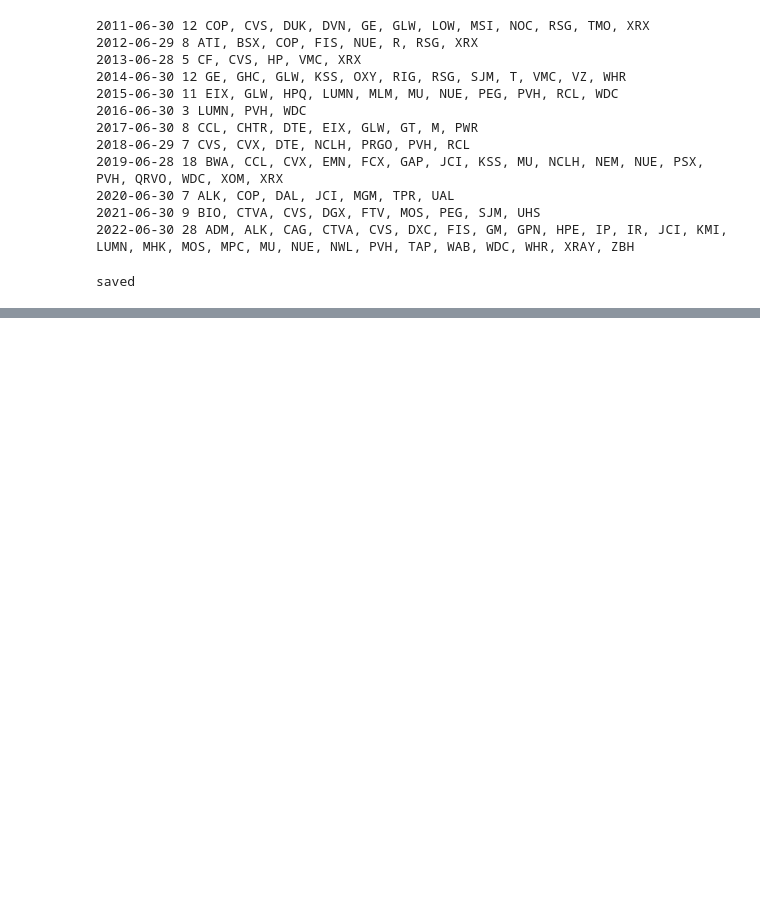
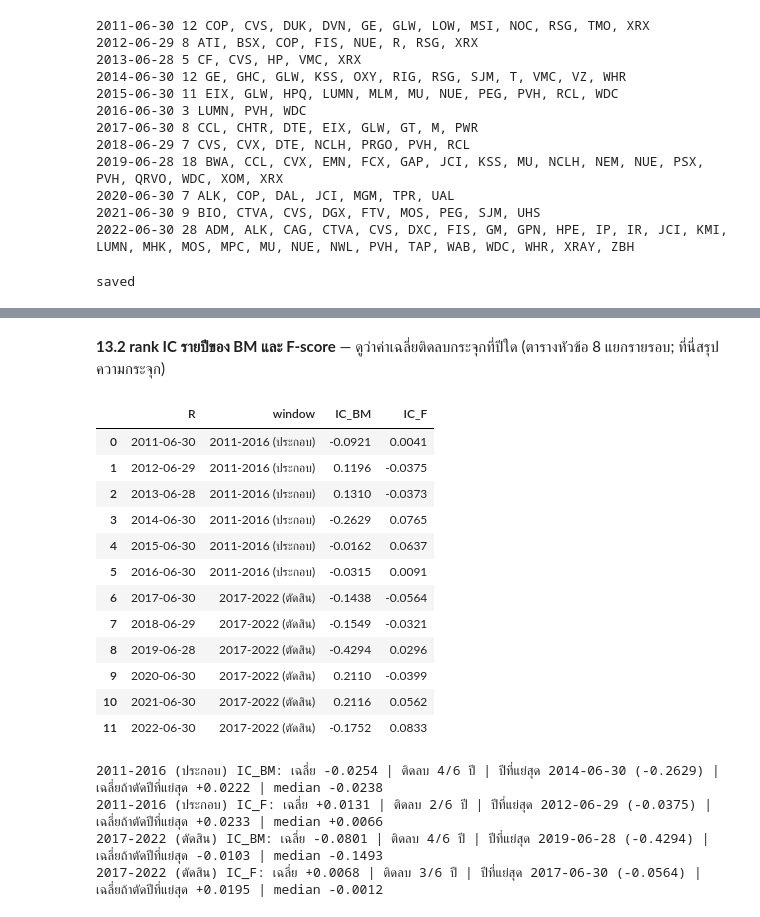
Before and after one commit to shitahito6677/SNP, a Jupyter notebook: model_A/notebooks/v1_baseline_piotroski.ipynb, the cells around one changed output, grey strips where cells are left out. Cells and saved outputs as stored; diff of their text form; code cells hidden in the pictures; blank space fills up the shorter version.

```diff
--- a/model_A/notebooks/v1_baseline_piotroski.ipynb
+++ b/model_A/notebooks/v1_baseline_piotroski.ipynb
@@ -443,3 +486,31 @@ saved
+# %% [markdown]
+**13.2 rank IC รายปีของ BM และ F-score** — ดูว่าค่าเฉลี่ยติดลบกระจุกที่ปีใด (ตารางหัวข้อ 8 แยกรายรอบ; ที่นี่สรุปความกระจุก)
+# %%
+y = ic[["R", "window", "IC_BM", "IC_F"]].copy(); display(y)
+for w_, g in y.groupby("window"):
+    for col in ["IC_BM", "IC_F"]:
+        worst = g.loc[g[col].idxmin()]
+        print(f"{w_} {col}: เฉลี่ย {g[col].mean():+.4f} | ติดลบ {int((g[col] < 0).sum())}/{len(g)} ปี | "
+              f"ปีที่แย่สุด {worst.R} ({worst[col]:+.4f}) | เฉลี่ยถ้าตัดปีที่แย่สุด {g.drop(worst.name)[col].mean():+.4f} | "
+              f"median {g[col].median():+.4f}")
+# %% [output]
+|  | R | window | IC_BM | IC_F |
+| 0 | 2011-06-30 | 2011-2016 (ประกอบ) | -0.0921 | 0.0041 |
+| 1 | 2012-06-29 | 2011-2016 (ประกอบ) | 0.1196 | -0.0375 |
+| 2 | 2013-06-28 | 2011-2016 (ประกอบ) | 0.1310 | -0.0373 |
+| 3 | 2014-06-30 | 2011-2016 (ประกอบ) | -0.2629 | 0.0765 |
+| 4 | 2015-06-30 | 2011-2016 (ประกอบ) | -0.0162 | 0.0637 |
+| 5 | 2016-06-30 | 2011-2016 (ประกอบ) | -0.0315 | 0.0091 |
+| 6 | 2017-06-30 | 2017-2022 (ตัดสิน) | -0.1438 | -0.0564 |
+| 7 | 2018-06-29 | 2017-2022 (ตัดสิน) | -0.1549 | -0.0321 |
+| 8 | 2019-06-28 | 2017-2022 (ตัดสิน) | -0.4294 | 0.0296 |
+| 9 | 2020-06-30 | 2017-2022 (ตัดสิน) | 0.2110 | -0.0399 |
+| 10 | 2021-06-30 | 2017-2022 (ตัดสิน) | 0.2116 | 0.0562 |
+| 11 | 2022-06-30 | 2017-2022 (ตัดสิน) | -0.1752 | 0.0833 |
+2011-2016 (ประกอบ) IC_BM: เฉลี่ย -0.0254 | ติดลบ 4/6 ปี | ปีที่แย่สุด 2014-06-30 (-0.2629) | เฉลี่ยถ้าตัดปีที่แย่สุด +0.0222 | median -0.0238
+2011-2016 (ประกอบ) IC_F: เฉลี่ย +0.0131 | ติดลบ 2/6 ปี | ปีที่แย่สุด 2012-06-29 (-0.0375) | เฉลี่ยถ้าตัดปีที่แย่สุด +0.0233 | median +0.0066
+2017-2022 (ตัดสิน) IC_BM: เฉลี่ย -0.0801 | ติดลบ 4/6 ปี | ปีที่แย่สุด 2019-06-28 (-0.4294) | เฉลี่ยถ้าตัดปีที่แย่สุด -0.0103 | median -0.1493
+2017-2022 (ตัดสิน) IC_F: เฉลี่ย +0.0068 | ติดลบ 3/6 ปี | ปีที่แย่สุด 2017-06-30 (-0.0564) | เฉลี่ยถ้าตัดปีที่แย่สุด +0.0195 | median -0.0012
 # %% [markdown]
 ## 12) สรุป (เขียนหลังรัน — ตัวเลขจาก output ข้างบน)
 
```
Also changed, not shown: parts of 3 cells of this notebook, 4 other files.
